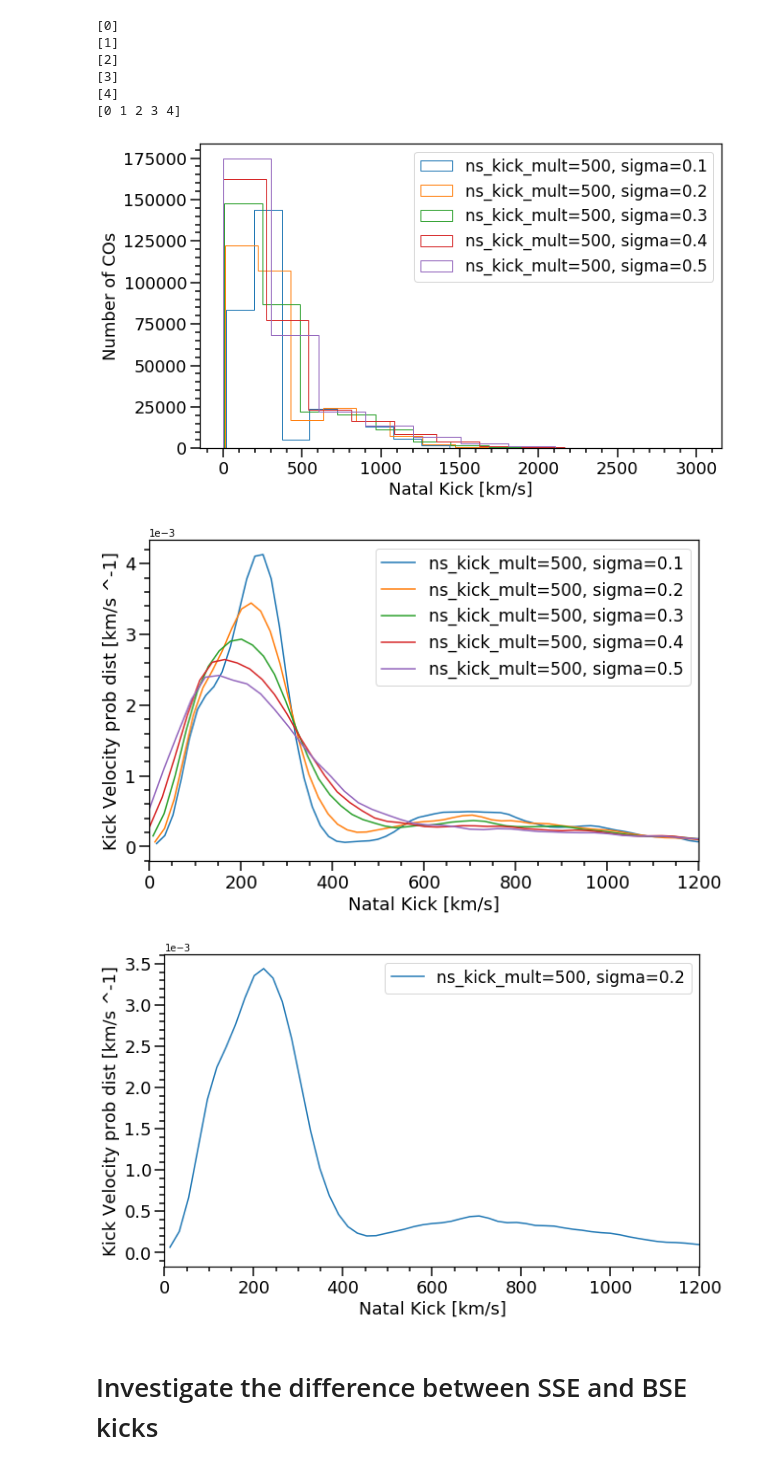
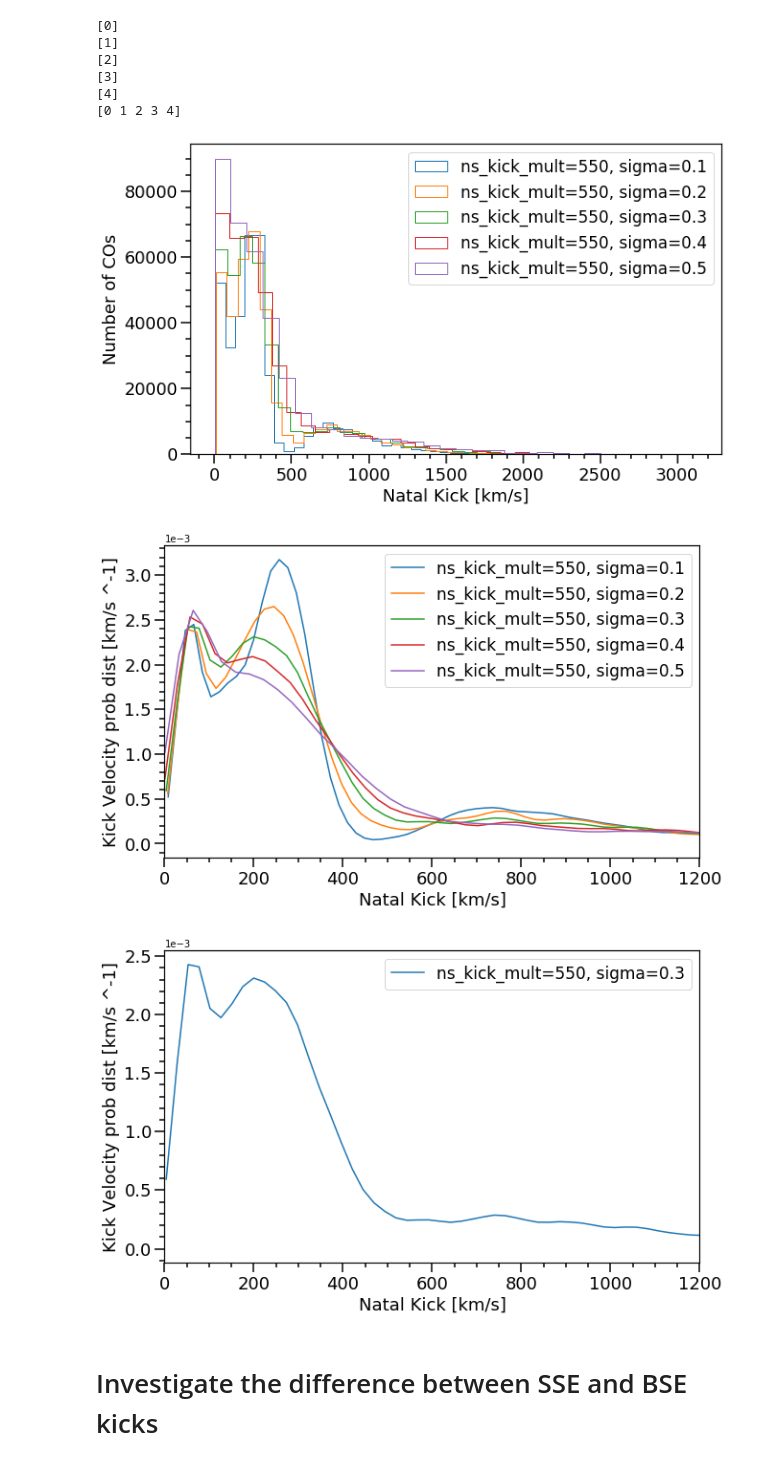
Before and after one commit to veome22/supernova_remnant_prescription, a Jupyter notebook: FRONTERA_kick_dist_plots_compas_BSE.ipynb, the cells around one changed output. Cells and saved outputs as stored; diff of their text form; code cells hidden in the pictures.

```diff
--- a/FRONTERA_kick_dist_plots_compas_BSE.ipynb
+++ b/FRONTERA_kick_dist_plots_compas_BSE.ipynb
@@ -94,7 +94,7 @@ def layoutAxes(ax, nameX='', nameY='', \
 # Load in the data files
 # %%
 bh_kicks = [200]
-ns_kicks = [500]
+ns_kicks = [550]
 sigmas = [0.1, 0.2, 0.3, 0.4, 0.5]
 
 SN_KICK_NS_ALL, SN_KICK_BH_ALL, NS_KICK_MULT, SIGMAS = mmf.load_sim_data(bh_kicks, ns_kicks, sigmas, \
@@ -142,19 +144,19 @@ print(kick_models["ALL"])
 # %%
 f, ax= plt.subplots(1, 1,  figsize=(10,6))
 
-PLOT_RANGE = kick_models["NS_500_RANGE"]
+PLOT_RANGE = kick_models["NS_550_RANGE"]
 # PLOT_RANGE = np.intersect1d(kick_models["NS_300_RANGE"], kick_models["SIGMA_0.3_RANGE"])
 # PLOT_RANGE = kick_models["ALL"]
 
 for i in PLOT_RANGE:
-    plt.hist(SN_KICK_NS_ALL[i], label=f'ns_kick_mult={NS_KICK_MULT[i]}, sigma={SIGMAS[i]}', histtype='step');
+    plt.hist(SN_KICK_NS_ALL[i], bins=30, label=f'ns_kick_mult={NS_KICK_MULT[i]}, sigma={SIGMAS[i]}', histtype='step');
 
 layoutAxes(ax=ax, nameX='Natal Kick [km/s]',\
            nameY='Number of COs')
 plt.legend(fontsize=17)
 plt.show()
 # %% [output]
-[figure, old version]
+[figure, new version]
 # %%
 def plot_kde(PLOT_RANGE):
     f, ax= plt.subplots(1, 1,  figsize=(10,6))
@@ -176,11 +178,11 @@ def plot_kde(PLOT_RANGE):
     plt.legend(fontsize=17)
     plt.show()
 # %%
-plot_kde(kick_models["NS_500_RANGE"])
-plot_kde(kick_models["SIGMA_0.2_RANGE"])
+plot_kde(kick_models["NS_550_RANGE"])
+plot_kde(kick_models["SIGMA_0.3_RANGE"])
 # %% [output]
-[figure, old version]
+[figure, new version]
-[figure, old version]
+[figure, new version]
 # %% [markdown]
 # Investigate the difference between SSE and BSE kicks
 # %% [markdown]
```
Also changed, not shown: parts of 16 cells of this notebook.
